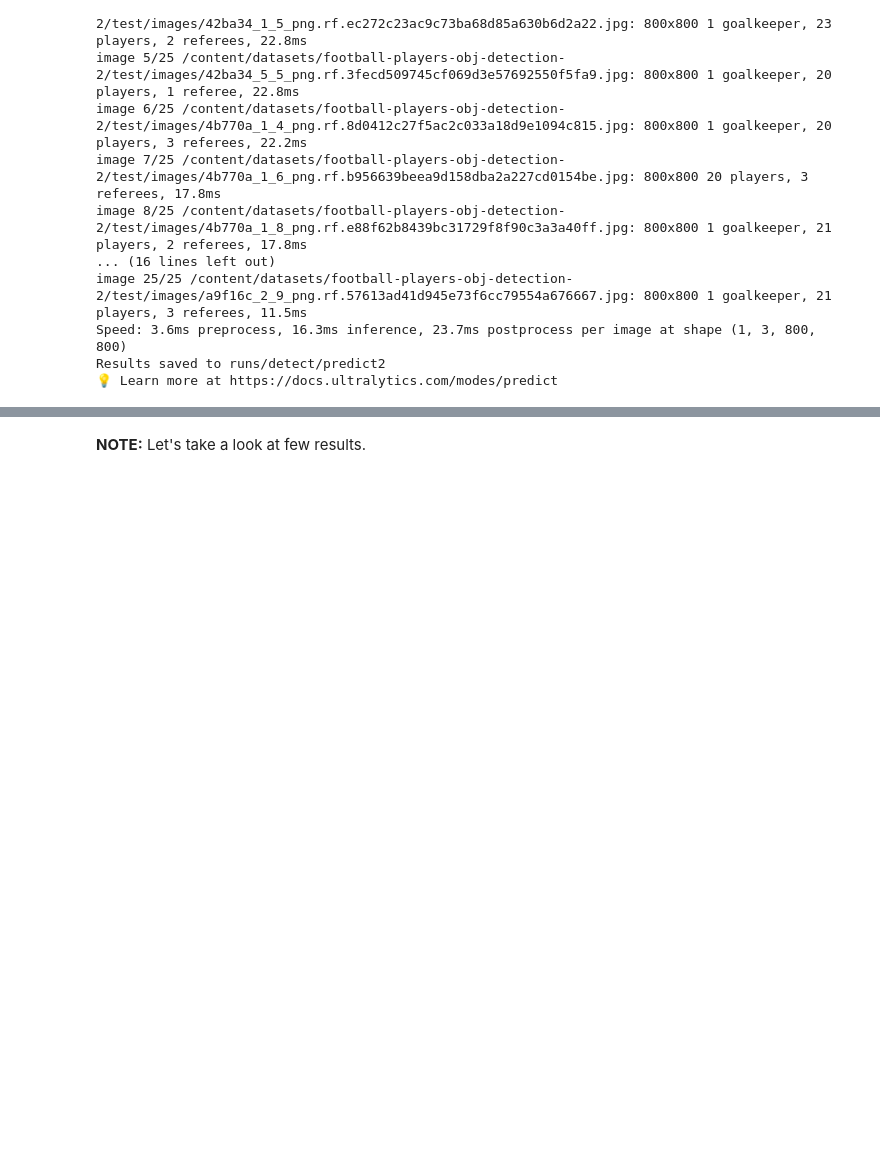
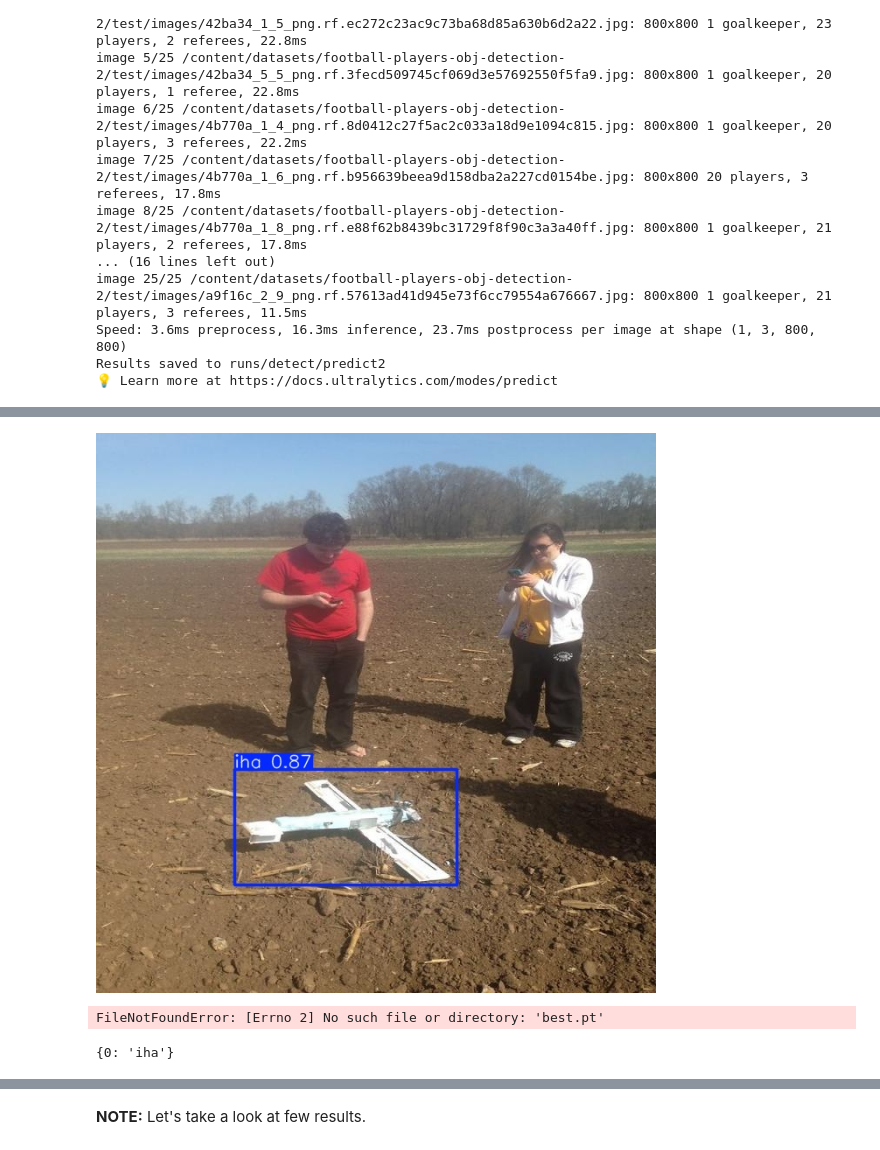
Before and after one commit to ozmenmeryem/python-project, a Jupyter notebook: notebooks/train-yolov8-object-detection-on-custom-dataset.ipynb, the cells around one changed output, grey strips where cells are left out. Cells and saved outputs as stored; diff of their text form; code cells hidden in the pictures; blank space fills up the shorter version.

```diff
--- a/notebooks/train-yolov8-object-detection-on-custom-dataset.ipynb
+++ b/notebooks/train-yolov8-object-detection-on-custom-dataset.ipynb
@@ -350,0 +505,21 @@ Results saved to runs/detect/predict2
+# %%
+import glob
+from IPython.display import Image, display
+
+imgs = glob.glob('/content/runs/detect/predict2/*.jpg')
+display(Image(filename=imgs[0]))
+# %% [output]
+[figure, added]
+# %%
+from ultralytics import YOLO
+model = YOLO("best.pt")
+print(model.names)
+# %% [output]
+FileNotFoundError: [Errno 2] No such file or directory: 'best.pt'
+# %%
+from ultralytics import YOLO
+
+model = YOLO("/content/runs/detect/train/weights/best.pt")
+print(model.names)
+# %% [output]
+{0: 'iha'}
```
Also changed, not shown: parts of 21 cells of this notebook.
